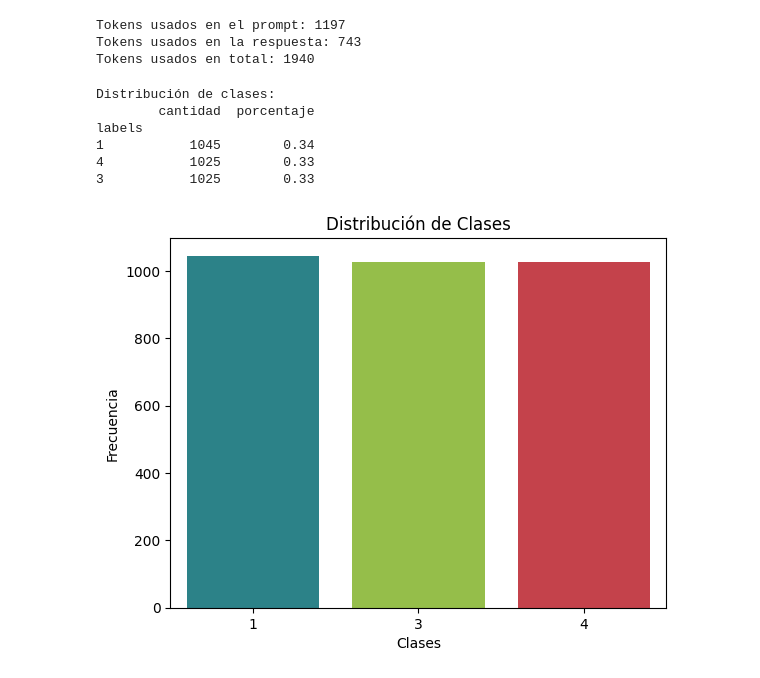
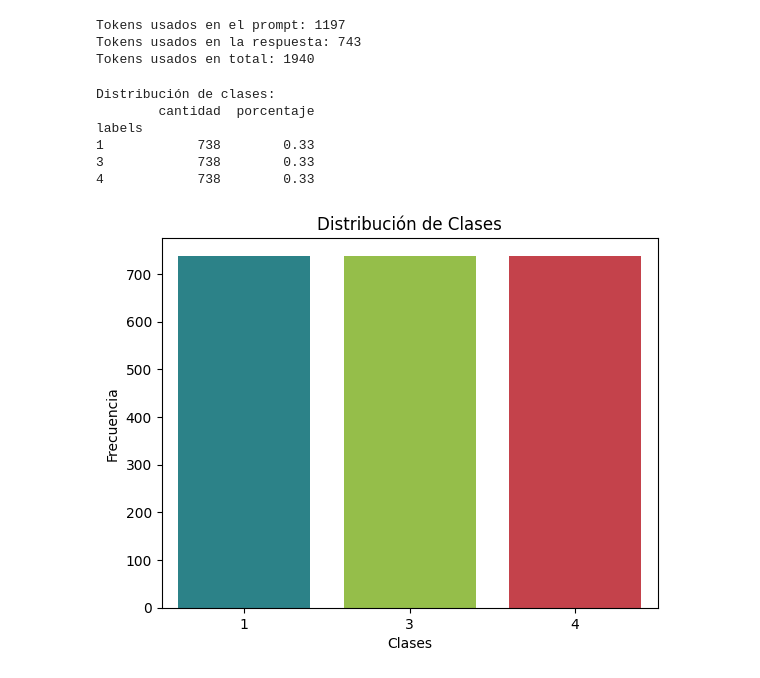
Before and after one commit to BILabsAndProjects/Proyecto1, a Jupyter notebook: proyecto_etapa2.ipynb, the cells around one changed output. Saved outputs shown, nothing was run; the diff lists cells and outputs as text; code cells hidden in the pictures.

```diff
--- a/proyecto_etapa2.ipynb
+++ b/proyecto_etapa2.ipynb
@@ -345,15 +345,15 @@ df["labels"].unique()
 # %% [output]
 array([1, 3, 4], dtype=int64)
 # %%
-df = df.drop(columns=["language"])
+df2 = df2.drop(columns=["language"])
 # %%
-normalized_df = df.copy()
-normalized_df[["tokenized_text", "tokens"]] = normalized_df["textos"].apply(
+normalized_df2 = df2.copy()
+normalized_df2[["tokenized_text", "tokens"]] = normalized_df2["textos"].apply(
     lambda x: pd.Series(tokenize_text(x, stem=False))
 )
 
 # recalcular word_count
-normalized_df["word_count"] = normalized_df["textos"].apply(
+normalized_df2["word_count"] = normalized_df2["textos"].apply(
     lambda x: len(str(x).split())
 )
 # %%
@@ -452,0 +455,3 @@ F1-score  (weighted): 0.8951
+# %%
+df = pd.concat([normalized_df,normalized_df2])
+df.head()
@@ -452,0 +501,19 @@ F1-score  (weighted): 0.8951
+# %%
+X = df["tokenized_text"]
+y = df["labels"]
+X_train_real, X_temp, y_train_real, y_temp = train_test_split(
+    X, y, test_size=0.30, random_state=42
+)
+
+X_val_real, X_test_real, y_val_real, y_test_real = train_test_split(
+    X_temp, y_temp,
+    test_size=(1/3),
+    stratify=y_temp,
+    random_state=42
+)
+
+
+# Crear DataFrames para cada conjunto
+df_train_real = pd.DataFrame({"textos": X_train_real, "labels": y_train_real})
+df_val_real = pd.DataFrame({"textos": X_val_real, "labels": y_val_real})
+df_test_real = pd.DataFrame({"textos": X_test_real, "labels": y_test_real})
@@ -641,7 +708,7 @@ Tokens usados en total: 1940
 print("Distribución de clases:")
 dist_df = pd.DataFrame(
     {
-        "cantidad": df["labels"].value_counts(),
+        "cantidad": df_train_final["labels"].value_counts(),
         "porcentaje": round(df["labels"].value_counts() / len(df), 2),
     }
 )
@@ -650,21 +717,21 @@ print(dist_df)
 Distribución de clases:
         cantidad  porcentaje
 labels
-1           1045        0.34
-4           1025        0.33
-3           1025        0.33
+1            738        0.33
+3            738        0.33
+4            738        0.33
 # %%
 colors = {1: "#1D8F97", 3: "#9bd137", 4: "#DA2C38"}
 # %%
-value_counts = df["labels"].value_counts()
+value_counts = df_train_final["labels"].value_counts()
 x_values = value_counts.index
 y_values = value_counts.values
 
 sns.barplot(x=x_values, y=y_values, palette=colors, hue=x_values, legend=False)
 
 plt.title("Distribución de Clases")
 plt.xlabel("Clases")
 plt.ylabel("Frecuencia")
 plt.show()
 # %% [output]
-[figure, old version]
+[figure, new version]
```
Also changed, not shown: parts of 25 cells of this notebook, 2 other files.
